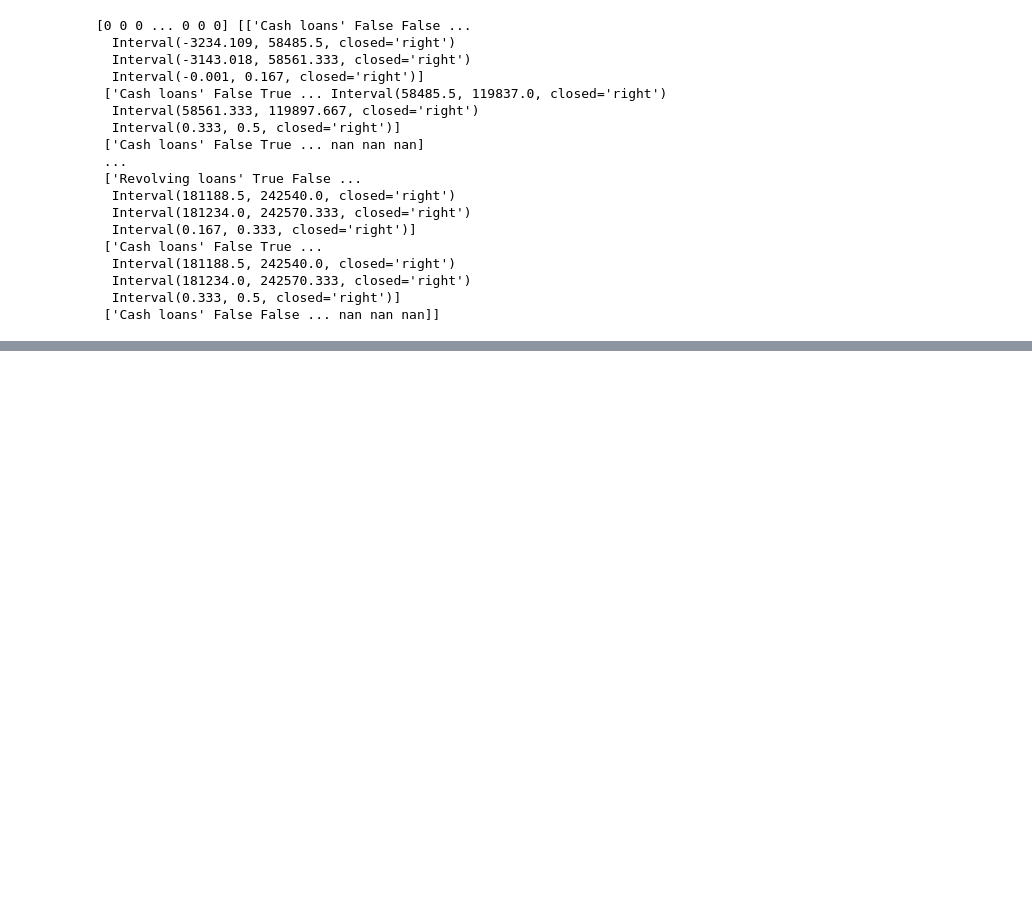
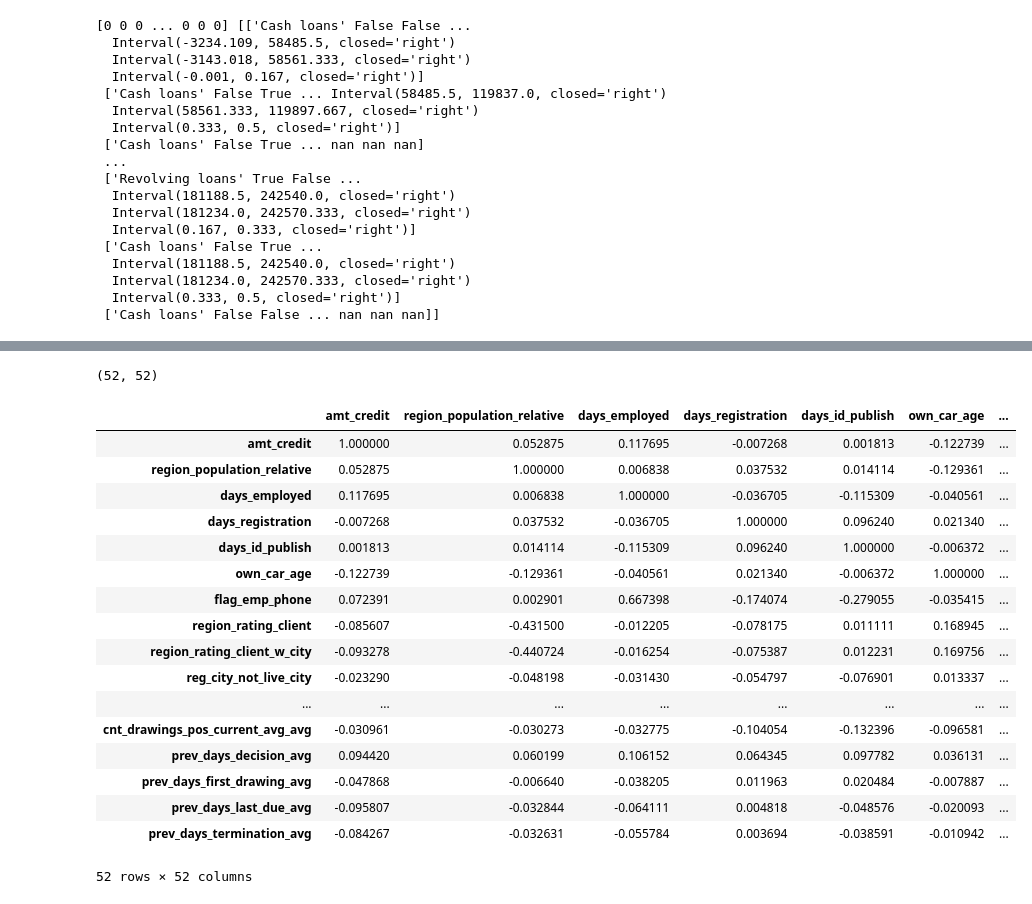
Before and after one commit to datawithalvin/credit-scoring-advance, a Jupyter notebook: notebooks/01-feature-filtering.ipynb, the cells around one changed output, grey strips where cells are left out. Drawn from its saved outputs; the diff is of its cells as text; code cells hidden in the pictures; blank space fills up the shorter version.

Commit message:
new notebook: 01-feature-filtering.ipynb; prepare and refine the features before move to the next steps

```diff
--- a/notebooks/01-feature-filtering.ipynb
+++ b/notebooks/01-feature-filtering.ipynb
@@ -68,0 +158,7 @@ for i, feature in enumerate(features):
+# %%
+# create new columns with threshold values
+scores['information_value_threshold'] = 0.02 # lower limit for a feature to have any predictive value
+scores['chi2_pvalue_threshold'] = 0.05 # common p-value threshold in statistical hypothesis testing. features with a p-value higher than this fail to reject the null hypothesis of independence from the target variable.
+
+# check the results
+scores.head(10)
@@ -68,0 +177,7 @@ for i, feature in enumerate(features):
+# %%
+# filter features that have significant predictive power and statistically significant association with the target variable
+filtered_features = scores[(scores["information_value"] > scores["information_value_threshold"]) &
+                           (scores["chi2_pvalue"] < scores["chi2_pvalue_threshold"])].reset_index(drop=True)
+
+# display
+display(filtered_features.shape, filtered_features.head())
@@ -68,0 +192,11 @@ for i, feature in enumerate(features):
+# %%
+# select columns that passed the filtering based IV and chi-sqaured p-value
+# update by add id and credit event
+kept_columns = list(filtered_features["feature"])
+kept_columns.insert(0, "id")
+kept_columns.insert(1, "credit_event")
+
+application_initial_filter = train_test[kept_columns]
+
+# display results
+display(application_initial_filter.shape, application_initial_filter.head(10))
@@ -68,0 +243,4 @@ for i, feature in enumerate(features):
+# %%
+# create a new df, isolates the features by drop target and id
+application_features_initial = application_initial_filter.drop(["credit_event", "id"], axis=1)
+application_features_initial.head()
@@ -68,0 +273,33 @@ for i, feature in enumerate(features):
+# %%
+# identify categorical features
+# keep only numerical features for correlation analysis
+cat_cols = application_features_initial.select_dtypes(include=["object"]).columns
+application_features_initial = application_features_initial.drop(cat_cols, axis=1)
+
+# calculate spearman correlation coefficient for all pairs features
+# we chose spearman's method since it can capture monotonic relationship between features
+# and also it's more appropriate for ordinal data or data not meeting normal distribution assumptions
+correlation_matrix = application_features_initial.corr(method="spearman")
+
+# display result
+display(correlation_matrix.shape, correlation_matrix)
+# %% [output]
+(52, 52)
+|  | amt_credit | region_population_relative | days_employed | days_registration | days_id_publish | own_car_age | ... |
+| amt_credit | 1.000000 | 0.052875 | 0.117695 | -0.007268 | 0.001813 | -0.122739 | ... |
+| region_population_relative | 0.052875 | 1.000000 | 0.006838 | 0.037532 | 0.014114 | -0.129361 | ... |
+| days_employed | 0.117695 | 0.006838 | 1.000000 | -0.036705 | -0.115309 | -0.040561 | ... |
+| days_registration | -0.007268 | 0.037532 | -0.036705 | 1.000000 | 0.096240 | 0.021340 | ... |
+| days_id_publish | 0.001813 | 0.014114 | -0.115309 | 0.096240 | 1.000000 | -0.006372 | ... |
+| own_car_age | -0.122739 | -0.129361 | -0.040561 | 0.021340 | -0.006372 | 1.000000 | ... |
+| flag_emp_phone | 0.072391 | 0.002901 | 0.667398 | -0.174074 | -0.279055 | -0.035415 | ... |
+| region_rating_client | -0.085607 | -0.431500 | -0.012205 | -0.078175 | 0.011111 | 0.168945 | ... |
+| region_rating_client_w_city | -0.093278 | -0.440724 | -0.016254 | -0.075387 | 0.012231 | 0.169756 | ... |
+| reg_city_not_live_city | -0.023290 | -0.048198 | -0.031430 | -0.054797 | -0.076901 | 0.013337 | ... |
+| ... | ... | ... | ... | ... | ... | ... | ... |
+| cnt_drawings_pos_current_avg_avg | -0.030961 | -0.030273 | -0.032775 | -0.104054 | -0.132396 | -0.096581 | ... |
+| prev_days_decision_avg | 0.094420 | 0.060199 | 0.106152 | 0.064345 | 0.097782 | 0.036131 | ... |
+| prev_days_first_drawing_avg | -0.047868 | -0.006640 | -0.038205 | 0.011963 | 0.020484 | -0.007887 | ... |
+| prev_days_last_due_avg | -0.095807 | -0.032844 | -0.064111 | 0.004818 | -0.048576 | -0.020093 | ... |
+| prev_days_termination_avg | -0.084267 | -0.032631 | -0.055784 | 0.003694 | -0.038591 | -0.010942 | ... |
+52 rows × 52 columns
```
Also changed, not shown: parts of 20 cells of this notebook, 2 other files.
